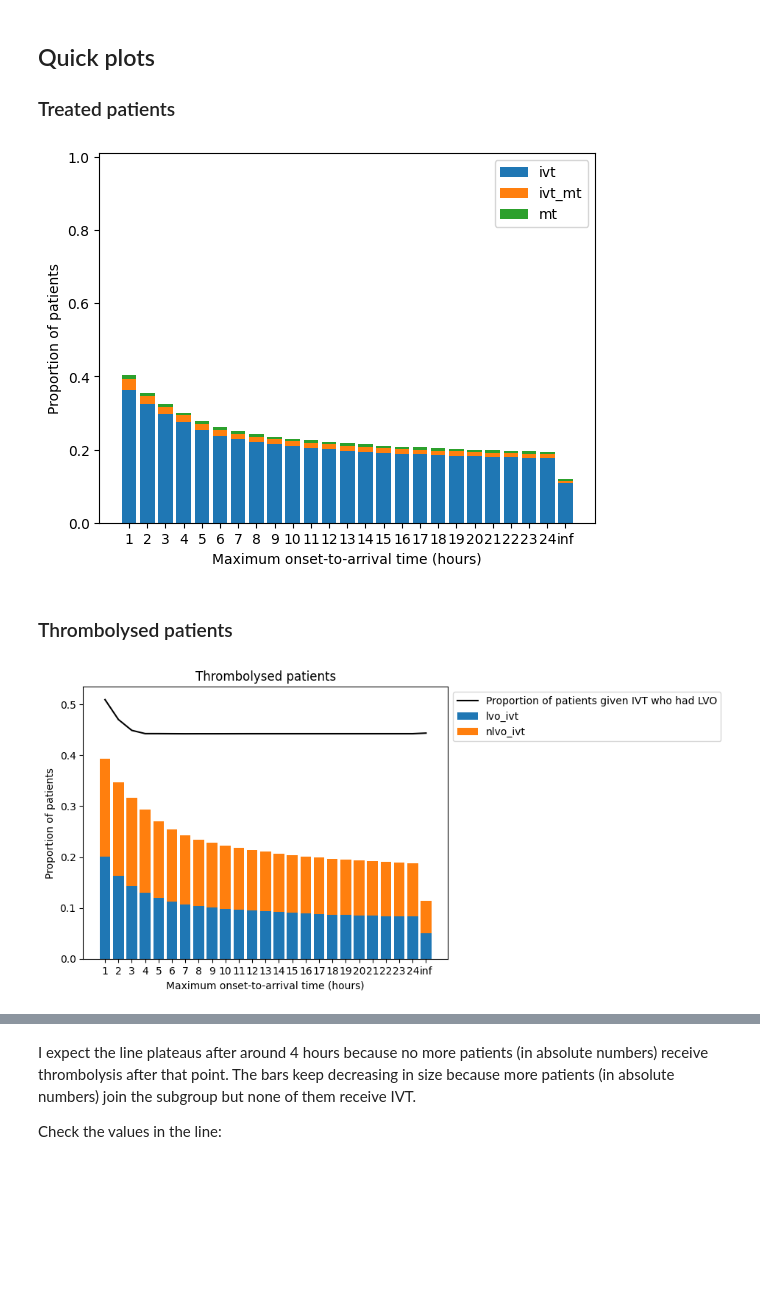
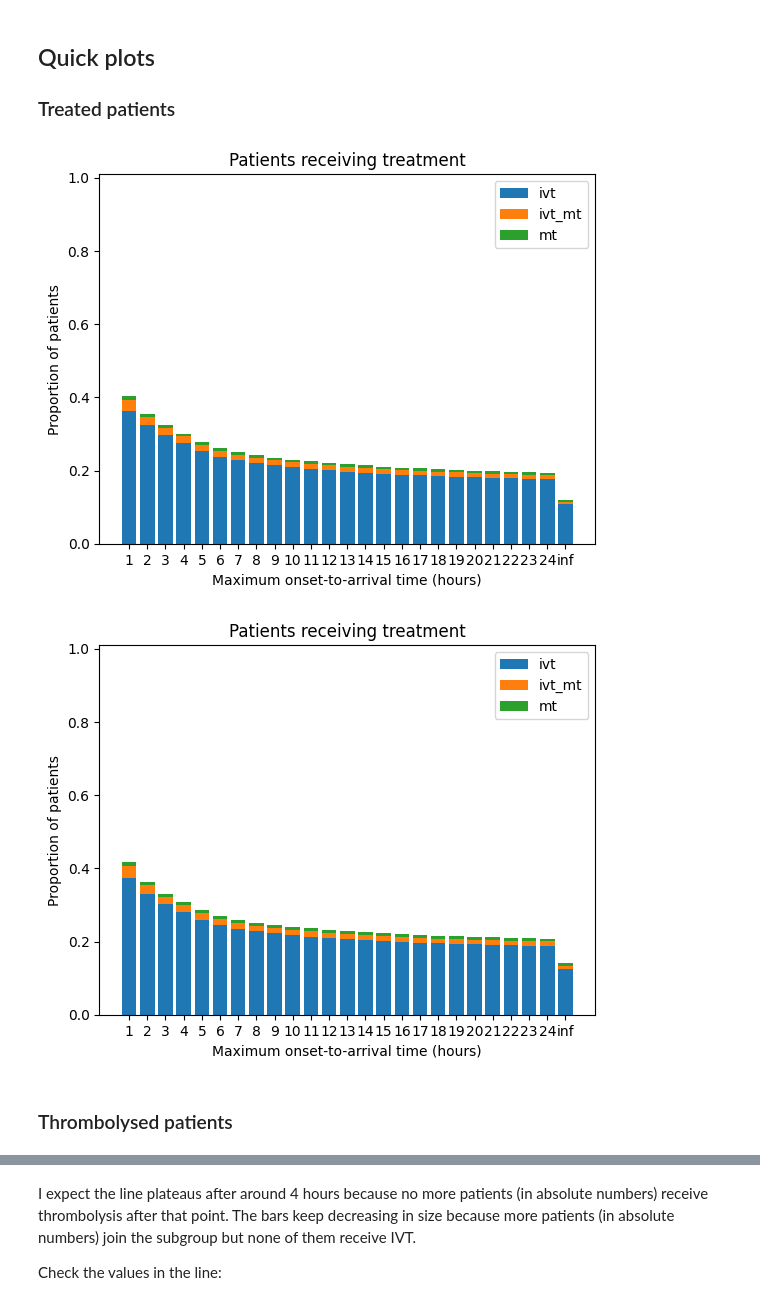
Before and after one commit to samuel-book/patient_parameters, a Jupyter notebook: treatment_proportions/treatment_props_by_time.ipynb, the cells around one changed output, grey strips where cells are left out. Saved outputs shown, nothing was run; the diff lists cells and outputs as text; code cells hidden in the pictures; blank space fills up the shorter version.

Commit message:
Update for ambulance arrivals

```diff
--- a/treatment_proportions/treatment_props_by_time.ipynb
+++ b/treatment_proportions/treatment_props_by_time.ipynb
@@ -287,50 +313,28 @@ df_props_by_time.to_csv('treatment_proportions_by_arrival_time.csv')
 
 ### Treated patients
 # %%
-fig, ax = plt.subplots()
+for df in [df_props_by_time, df_props_by_time_amboarrivals]:
+    fig, ax = plt.subplots()
 
-bottoms = np.full(len(df_props_by_time), 0.0)
-for c, col in enumerate(['ivt', 'ivt_mt', 'mt']):
-    heights = df_props_by_time[col].copy()
-    if col == 'ivt_mt':
-        bottoms -= df_props_by_time['ivt_mt'].copy()
-    elif col == 'mt':
-        heights -= df_props_by_time['ivt_mt']
-    ax.bar(x=df_props_by_time.index, height=heights, bottom=bottoms, label=col)
-    bottoms += heights
+    bottoms = np.full(len(df), 0.0)
+    for c, col in enumerate(['ivt', 'ivt_mt', 'mt']):
+        heights = df[col].copy()
+        if col == 'ivt_mt':
+            bottoms -= df['ivt_mt'].copy()
+        elif col == 'mt':
+            heights -= df['ivt_mt']
+        ax.bar(x=df.index, height=heights, bottom=bottoms, label=col)
+        bottoms += heights
 
-ax.set_ylim(0, 1.01)
-ax.legend()
-ax.set_xlabel('Maximum onset-to-arrival time (hours)')
-ax.set_ylabel('Proportion of patients')
-ax.set_title('Patients receiving treatment')
+    ax.set_ylim(0, 1.01)
+    ax.legend()
+    ax.set_xlabel('Maximum onset-to-arrival time (hours)')
+    ax.set_ylabel('Proportion of patients')
+    ax.set_title('Patients receiving treatment')
 
-plt.show()
+    plt.show()
 # %% [output]
-[figure, old version]
+[figure, new version]
+[figure, added]
 # %% [markdown]
 ### Thrombolysed patients
-# %%
-fig, ax = plt.subplots()
-
-bottoms = np.full(len(df_props_by_time), 0.0)
-for c, col in enumerate(['lvo_ivt', 'nlvo_ivt']):
-    ax.bar(x=df_props_by_time.index, height=df_props_by_time[col], bottom=bottoms, label=col)
-    bottoms += df_props_by_time[col]
-
-ax.plot(
-    df_props_by_time.index,
-    df_props_by_time['ivt_also_lvo'],
-    label='Proportion of patients given IVT who had LVO',
-    color='k'
-)
-
-# ax.set_ylim(0, 1)
-ax.legend(bbox_to_anchor=[1.0, 1.0], loc='upper left')
-ax.set_xlabel('Maximum onset-to-arrival time (hours)')
-ax.set_ylabel('Proportion of patients')
-ax.set_title('Patients receiving thrombolysis')
-
-plt.show()
-# %% [output]
-[figure, removed]
```
Also changed, not shown: parts of 16 cells of this notebook, 31 other files.
